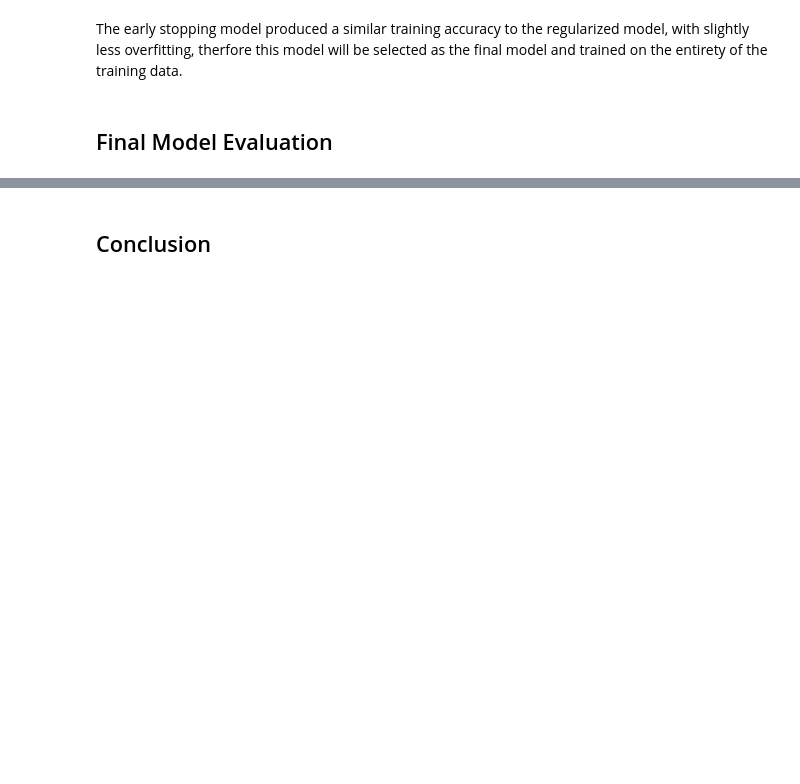
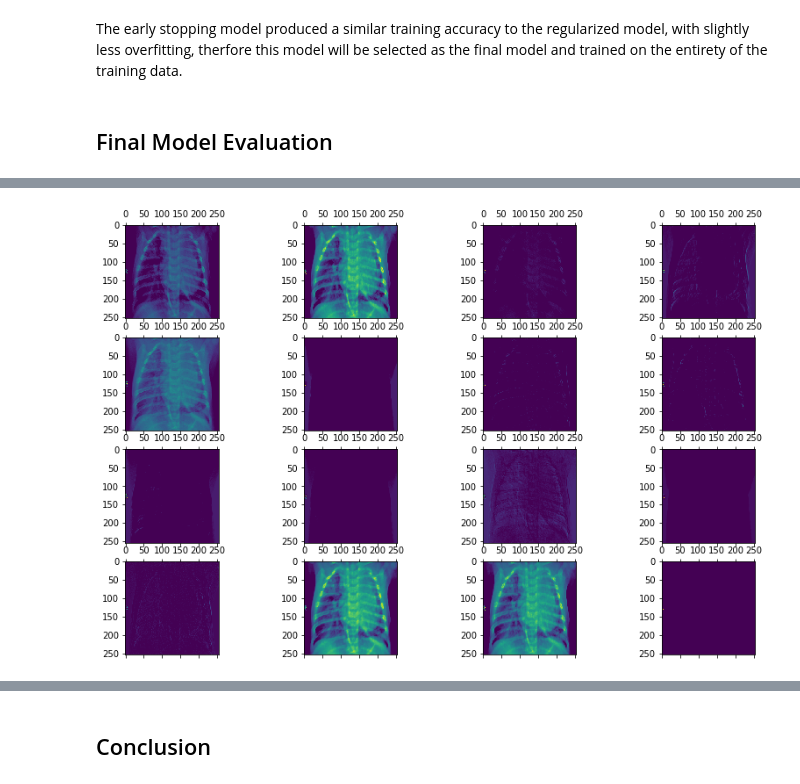
Before and after one commit to bentoler22/Flatiron_Phase_4_Project, a Jupyter notebook: Chest_Xray_Pneumonia_Classification.ipynb, the cells around one changed output, grey strips where cells are left out. Saved outputs shown, nothing was run; the diff lists cells and outputs as text; code cells hidden in the pictures; blank space fills up the shorter version.

```diff
--- a/Chest_Xray_Pneumonia_Classification.ipynb
+++ b/Chest_Xray_Pneumonia_Classification.ipynb
@@ -689,8 +612,0 @@ plt.show()
-# %%
-fig, axes = plt.subplots(2, 3, figsize=(12,6))
-for i in range(6):
-    row = i//3
-    column = i%3
-    ax = axes[row, column]
-    first_layer_activation = activations[0]
-    ax.matshow(first_layer_activation[0, :, :, i], cmap='viridis')
@@ -699,15 +612,0 @@ for i in range(6):
-# %%
-fig, axes = plt.subplots(2,2, figsize=(12,8))
-
-layer_names = []
-for layer in model.layers[:4]:
-    layer_names.append(layer.name)
-
-for i in range(4):
-    row = i//2
-    column = i%2
-    ax = axes[row, column]
-    cur_layer = activations[0]
-    ax.matshow(cur_layer[0, :, :, 5], cmap='viridis')
-    ax.xaxis.set_ticks_position('bottom')
-    ax.set_title(layer_names[0])
@@ -745,0 +749,20 @@ plt.colorbar()
+# %%
+# Extract model layer outputs
+layer_outputs = [layer.output for layer in final_saved_model.layers[:8]]
+
+# make a model to display the feature maps
+activation_model = models.Model(inputs=final_saved_model.input, outputs=layer_outputs)
+# %%
+# Returns an array for each activation layer
+activations = activation_model.predict(bacteria_img_tensor)
+# %%
+#plot feature maps for first convolutional layer
+fig, axes = plt.subplots(4, 4, figsize=(14,9))
+for i in range(16):
+    row = i//4
+    column = i%4
+    ax = axes[row, column]
+    first_layer_activation = activations[0]
+    ax.matshow(first_layer_activation[0, :, :, i], cmap='viridis')
+# %% [output]
+[figure, added]
```
Also changed, not shown: parts of 112 cells of this notebook, 9 other files.
